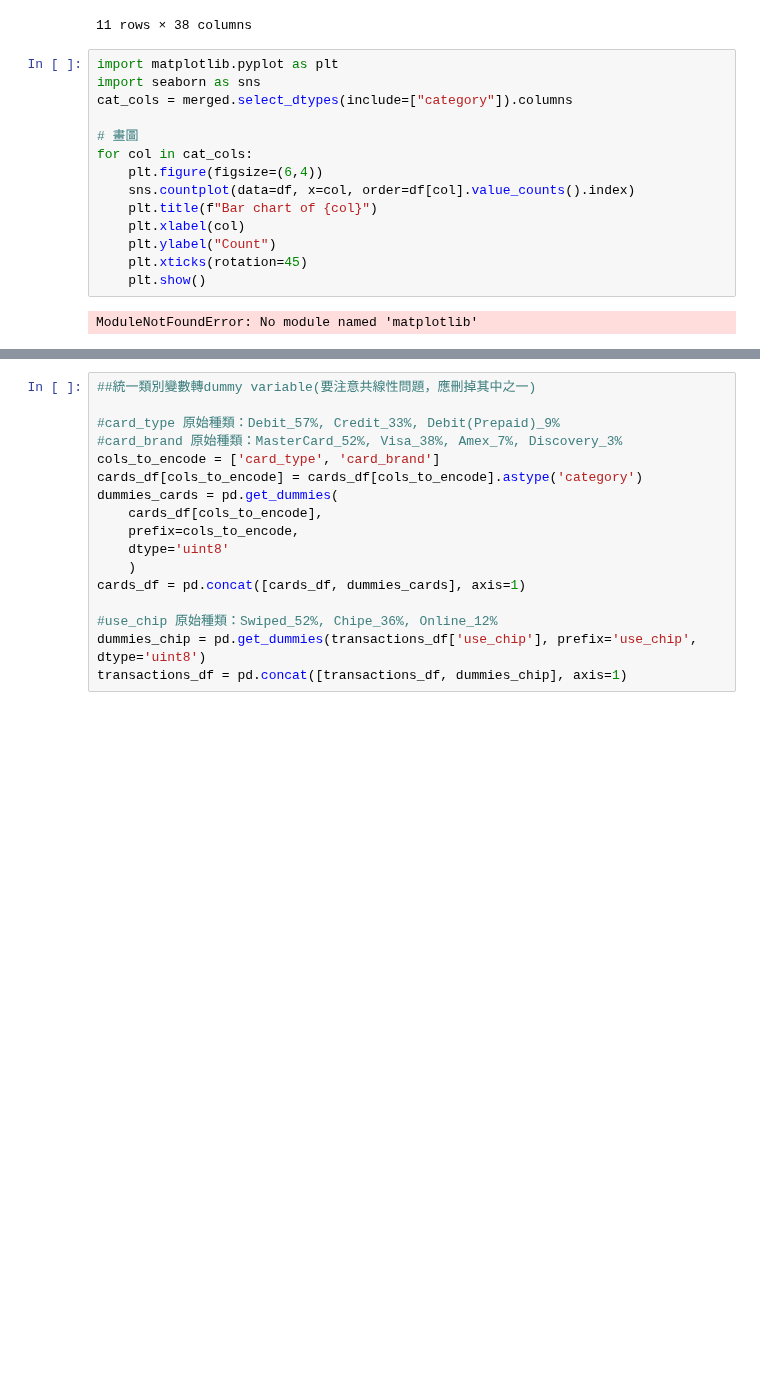
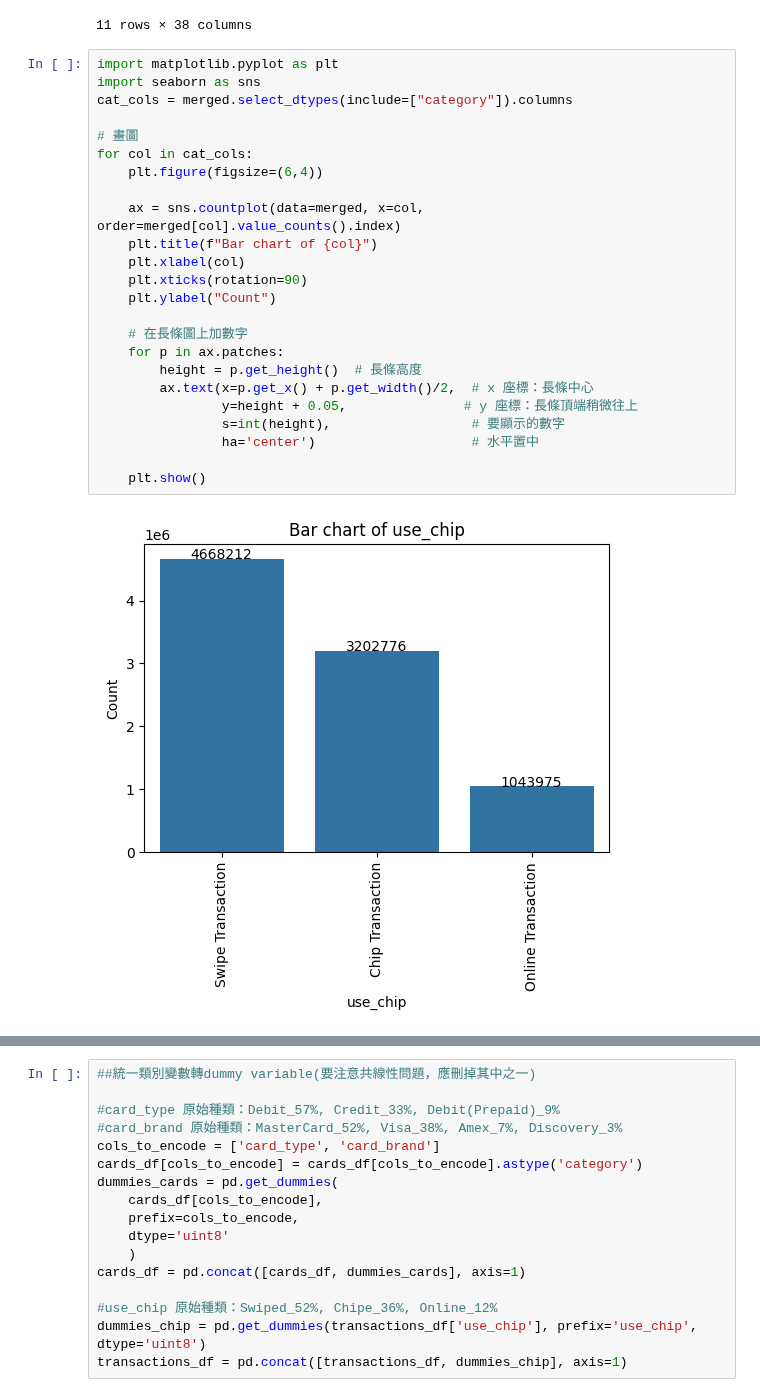
Before and after one commit to andyponn/2025_Fraud-Detection-project, a Jupyter notebook: Project.ipynb, the cells around one changed output, grey strips where cells are left out. Cells and saved outputs as stored; diff of their text form; blank space fills up the shorter version.

```diff
--- a/Project.ipynb
+++ b/Project.ipynb
@@ -225,16 +225,26 @@ merged.describe(include='all')
 # %%
 import matplotlib.pyplot as plt
 import seaborn as sns
 cat_cols = merged.select_dtypes(include=["category"]).columns
 
 # 畫圖
 for col in cat_cols:
     plt.figure(figsize=(6,4))
-    sns.countplot(data=df, x=col, order=df[col].value_counts().index)
+
+    ax = sns.countplot(data=merged, x=col, order=merged[col].value_counts().index)
     plt.title(f"Bar chart of {col}")
     plt.xlabel(col)
+    plt.xticks(rotation=90)
     plt.ylabel("Count")
-    plt.xticks(rotation=45)
+
+    # 在長條圖上加數字
+    for p in ax.patches:
+        height = p.get_height()  # 長條高度
+        ax.text(x=p.get_x() + p.get_width()/2,  # x 座標：長條中心
+                y=height + 0.05,               # y 座標：長條頂端稍微往上
+                s=int(height),                  # 要顯示的數字
+                ha='center')                    # 水平置中
+
     plt.show()
 # %% [output]
-ModuleNotFoundError: No module named 'matplotlib'
+[figure, added]
```
Also changed, not shown: parts of 7 cells of this notebook.
